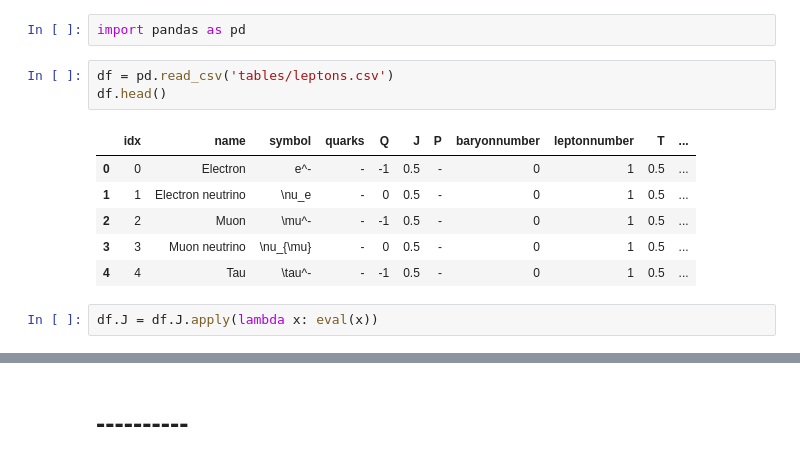
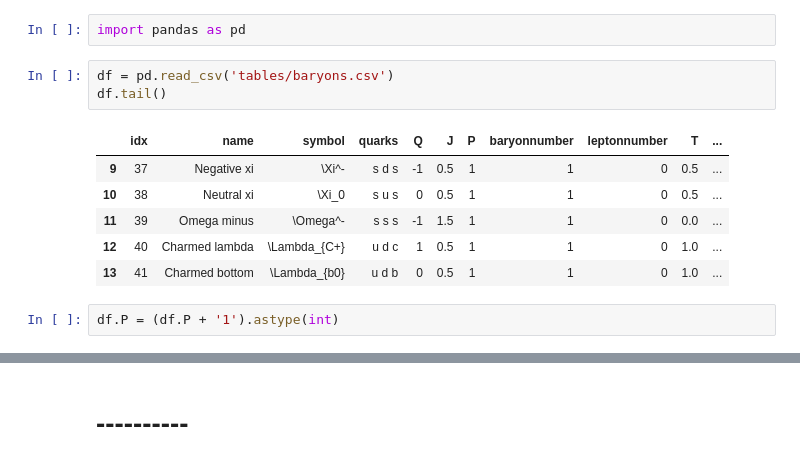
Before and after one commit to LEMettler/particleQT, a Jupyter notebook: temp.ipynb, the cells around one changed output, grey strips where cells are left out. Saved outputs shown, nothing was run; the diff lists cells and outputs as text.

```diff
--- a/temp.ipynb
+++ b/temp.ipynb
@@ -94,17 +94,17 @@ pd.read_csv('tables/mesons.csv')
 # %%
 import pandas as pd
 # %%
-df = pd.read_csv('tables/leptons.csv')
-df.head()
+df = pd.read_csv('tables/baryons.csv')
+df.tail()
 # %% [output]
 |  | idx | name | symbol | quarks | Q | J | P | baryonnumber | leptonnumber | T | ... |
-| 0 | 0 | Electron | e^- | - | -1 | 0.5 | - | 0 | 1 | 0.5 | ... |
-| 1 | 1 | Electron neutrino | \nu_e | - | 0 | 0.5 | - | 0 | 1 | 0.5 | ... |
-| 2 | 2 | Muon | \mu^- | - | -1 | 0.5 | - | 0 | 1 | 0.5 | ... |
-| 3 | 3 | Muon neutrino | \nu_{\mu} | - | 0 | 0.5 | - | 0 | 1 | 0.5 | ... |
-| 4 | 4 | Tau | \tau^- | - | -1 | 0.5 | - | 0 | 1 | 0.5 | ... |
+| 9 | 37 | Negative xi | \Xi^- | s d s | -1 | 0.5 | 1 | 1 | 0 | 0.5 | ... |
+| 10 | 38 | Neutral xi | \Xi_0 | s u s | 0 | 0.5 | 1 | 1 | 0 | 0.5 | ... |
+| 11 | 39 | Omega minus | \Omega^- | s s s | -1 | 1.5 | 1 | 1 | 0 | 0.0 | ... |
+| 12 | 40 | Charmed lambda | \Lambda_{C+} | u d c | 1 | 0.5 | 1 | 1 | 0 | 1.0 | ... |
+| 13 | 41 | Charmed bottom | \Lambda_{b0} | u d b | 0 | 0.5 | 1 | 1 | 0 | 1.0 | ... |
-# %%
-df.J = df.J.apply(lambda x: eval(x))
+# %%
+df.P = (df.P + '1').astype(int)
 # %%
 df
 # %% [output]
```
Also changed, not shown: parts of 2 cells of this notebook, 6 other files.
